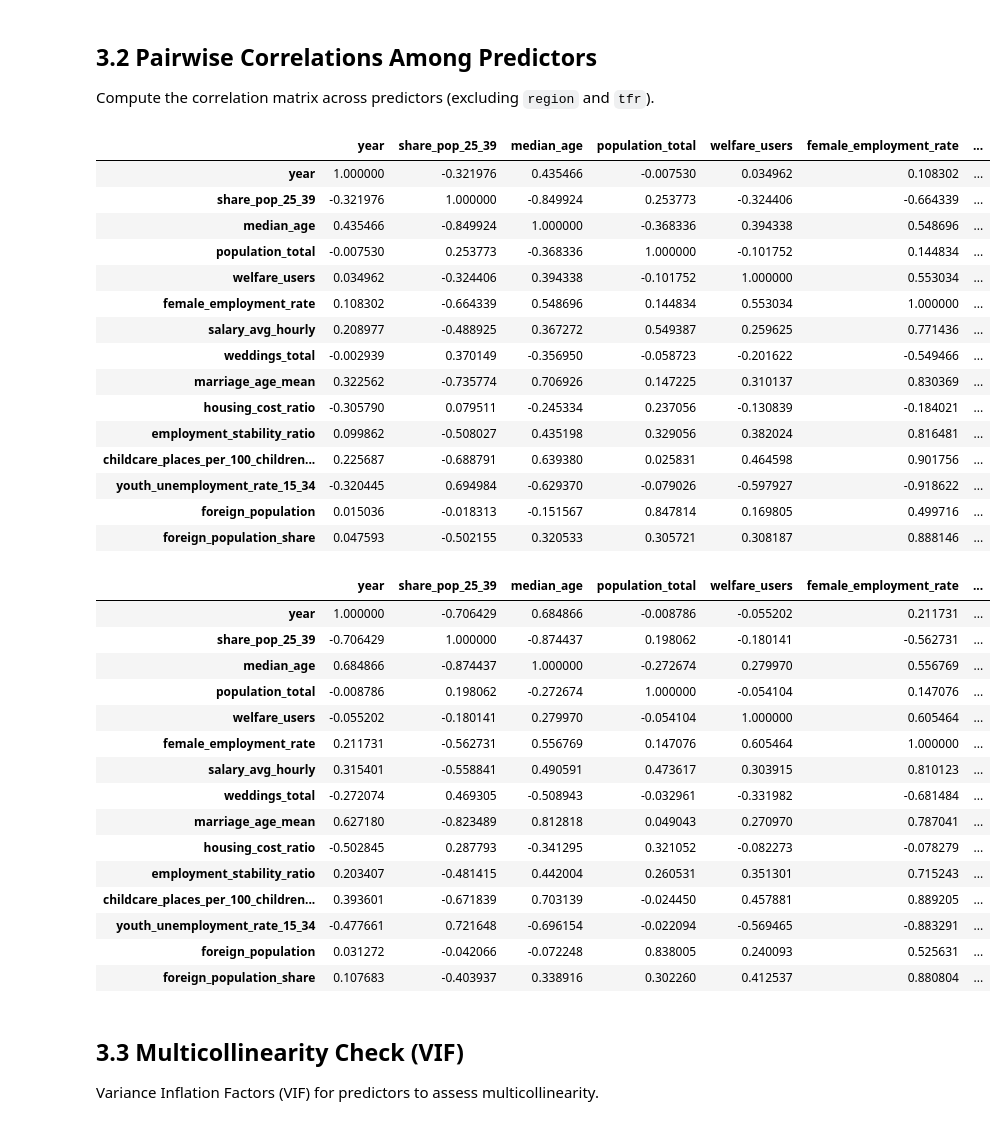
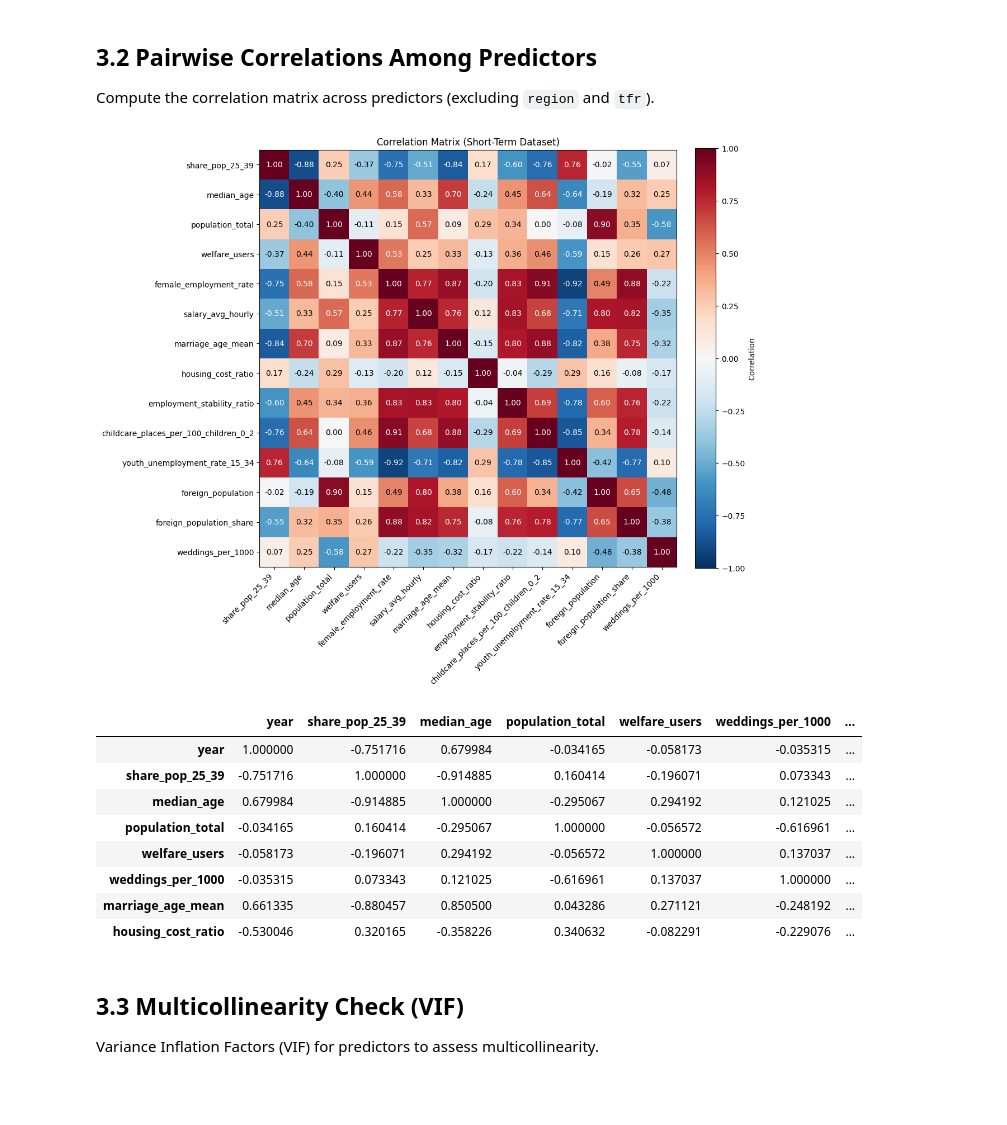
Before and after one commit to ColonelBBQ/sapienza-smos, a Jupyter notebook: main.ipynb, the cells around one changed output. Drawn from its saved outputs; the diff is of its cells as text; code cells hidden in the pictures; blank space fills up the shorter version.

```diff
--- a/main.ipynb
+++ b/main.ipynb
@@ -24,12 +24,12 @@ import numpy as np
 from statsmodels.stats.outliers_influence import variance_inflation_factor
 
 DATA_DIR = Path('data/dataset')
-lr_path = DATA_DIR / 'dataset_lr.csv'
+lt_path = DATA_DIR / 'dataset_lt.csv'
 st_path = DATA_DIR / 'dataset_st.csv'
 # %%
-lr = pd.read_csv(lr_path)
+lt = pd.read_csv(lt_path)
 st = pd.read_csv(st_path)
 
-print('LR shape:', lr.shape, '| years:', lr.year.min(), '-', lr.year.max())
+print('LR shape:', lt.shape, '| years:', lt.year.min(), '-', lt.year.max())
 print('ST shape:', st.shape, '| years:', st.year.min(), '-', st.year.max())
 # %% [output]
@@ -216,47 +202,47 @@ As you can see:
 ## 3.2 Pairwise Correlations Among Predictors
 Compute the correlation matrix across predictors (excluding `region` and `tfr`).
 # %%
-predictors = [c for c in st.columns if c not in ['region', 'tfr']]
-corr_matrix = st[predictors].corr(numeric_only=True)
-corr_matrix
+# Correlation matrix heatmap (short-term dataset)
+corr_matrix = st.drop(columns=['year', 'tfr', 'region']).corr(numeric_only=True)
+
+fig_w = max(12, 0.8 * len(corr_matrix.columns))
+fig_h = max(10, 0.8 * len(corr_matrix.columns))
+fig, ax = plt.subplots(figsize=(fig_w, fig_h))
+
+im = ax.imshow(corr_matrix, cmap='RdBu_r', vmin=-1, vmax=1)
+ax.set_xticks(np.arange(len(corr_matrix.columns)))
+ax.set_yticks(np.arange(len(corr_matrix.columns)))
+ax.set_xticklabels(corr_matrix.columns, rotation=45, ha='right')
+ax.set_yticklabels(corr_matrix.columns)
+
+# Annotate each cell with the correlation value
+for i in range(corr_matrix.shape[0]):
+    for j in range(corr_matrix.shape[1]):
+        val = corr_matrix.iloc[i, j]
+        color = 'white' if abs(val) > 0.5 else 'black'
+        ax.text(j, i, f"{val:.2f}", ha='center', va='center', color=color)
+
+cbar = fig.colorbar(im, ax=ax, fraction=0.046, pad=0.04)
+cbar.set_label('Correlation')
+ax.set_title('Correlation Matrix (Short-Term Dataset)')
+plt.tight_layout()
+plt.show()
 # %% [output]
-|  | year | share_pop_25_39 | median_age | population_total | welfare_users | female_employment_rate | ... |
-| year | 1.000000 | -0.321976 | 0.435466 | -0.007530 | 0.034962 | 0.108302 | ... |
-| share_pop_25_39 | -0.321976 | 1.000000 | -0.849924 | 0.253773 | -0.324406 | -0.664339 | ... |
-| median_age | 0.435466 | -0.849924 | 1.000000 | -0.368336 | 0.394338 | 0.548696 | ... |
-| population_total | -0.007530 | 0.253773 | -0.368336 | 1.000000 | -0.101752 | 0.144834 | ... |
-| welfare_users | 0.034962 | -0.324406 | 0.394338 | -0.101752 | 1.000000 | 0.553034 | ... |
-| female_employment_rate | 0.108302 | -0.664339 | 0.548696 | 0.144834 | 0.553034 | 1.000000 | ... |
-| salary_avg_hourly | 0.208977 | -0.488925 | 0.367272 | 0.549387 | 0.259625 | 0.771436 | ... |
-| weddings_total | -0.002939 | 0.370149 | -0.356950 | -0.058723 | -0.201622 | -0.549466 | ... |
-| marriage_age_mean | 0.322562 | -0.735774 | 0.706926 | 0.147225 | 0.310137 | 0.830369 | ... |
-| housing_cost_ratio | -0.305790 | 0.079511 | -0.245334 | 0.237056 | -0.130839 | -0.184021 | ... |
-| employment_stability_ratio | 0.099862 | -0.508027 | 0.435198 | 0.329056 | 0.382024 | 0.816481 | ... |
-| childcare_places_per_100_children... | 0.225687 | -0.688791 | 0.639380 | 0.025831 | 0.464598 | 0.901756 | ... |
-| youth_unemployment_rate_15_34 | -0.320445 | 0.694984 | -0.629370 | -0.079026 | -0.597927 | -0.918622 | ... |
-| foreign_population | 0.015036 | -0.018313 | -0.151567 | 0.847814 | 0.169805 | 0.499716 | ... |
-| foreign_population_share | 0.047593 | -0.502155 | 0.320533 | 0.305721 | 0.308187 | 0.888146 | ... |
+[figure, added]
 # %%
-predictors = [c for c in lr.columns if c not in ['region', 'tfr']]
-corr_matrix = lr[predictors].corr(numeric_only=True)
+predictors = [c for c in lt.columns if c not in ['region', 'tfr']]
+corr_matrix = lt[predictors].corr(numeric_only=True)
 corr_matrix
 # %% [output]
-|  | year | share_pop_25_39 | median_age | population_total | welfare_users | female_employment_rate | ... |
-| year | 1.000000 | -0.706429 | 0.684866 | -0.008786 | -0.055202 | 0.211731 | ... |
-| share_pop_25_39 | -0.706429 | 1.000000 | -0.874437 | 0.198062 | -0.180141 | -0.562731 | ... |
-| median_age | 0.684866 | -0.874437 | 1.000000 | -0.272674 | 0.279970 | 0.556769 | ... |
-| population_total | -0.008786 | 0.198062 | -0.272674 | 1.000000 | -0.054104 | 0.147076 | ... |
-| welfare_users | -0.055202 | -0.180141 | 0.279970 | -0.054104 | 1.000000 | 0.605464 | ... |
-| female_employment_rate | 0.211731 | -0.562731 | 0.556769 | 0.147076 | 0.605464 | 1.000000 | ... |
-| salary_avg_hourly | 0.315401 | -0.558841 | 0.490591 | 0.473617 | 0.303915 | 0.810123 | ... |
-| weddings_total | -0.272074 | 0.469305 | -0.508943 | -0.032961 | -0.331982 | -0.681484 | ... |
-| marriage_age_mean | 0.627180 | -0.823489 | 0.812818 | 0.049043 | 0.270970 | 0.787041 | ... |
-| housing_cost_ratio | -0.502845 | 0.287793 | -0.341295 | 0.321052 | -0.082273 | -0.078279 | ... |
-| employment_stability_ratio | 0.203407 | -0.481415 | 0.442004 | 0.260531 | 0.351301 | 0.715243 | ... |
-| childcare_places_per_100_children... | 0.393601 | -0.671839 | 0.703139 | -0.024450 | 0.457881 | 0.889205 | ... |
-| youth_unemployment_rate_15_34 | -0.477661 | 0.721648 | -0.696154 | -0.022094 | -0.569465 | -0.883291 | ... |
-| foreign_population | 0.031272 | -0.042066 | -0.072248 | 0.838005 | 0.240093 | 0.525631 | ... |
-| foreign_population_share | 0.107683 | -0.403937 | 0.338916 | 0.302260 | 0.412537 | 0.880804 | ... |
+|  | year | share_pop_25_39 | median_age | population_total | welfare_users | weddings_per_1000 | ... |
+| year | 1.000000 | -0.751716 | 0.679984 | -0.034165 | -0.058173 | -0.035315 | ... |
+| share_pop_25_39 | -0.751716 | 1.000000 | -0.914885 | 0.160414 | -0.196071 | 0.073343 | ... |
+| median_age | 0.679984 | -0.914885 | 1.000000 | -0.295067 | 0.294192 | 0.121025 | ... |
+| population_total | -0.034165 | 0.160414 | -0.295067 | 1.000000 | -0.056572 | -0.616961 | ... |
+| welfare_users | -0.058173 | -0.196071 | 0.294192 | -0.056572 | 1.000000 | 0.137037 | ... |
+| weddings_per_1000 | -0.035315 | 0.073343 | 0.121025 | -0.616961 | 0.137037 | 1.000000 | ... |
+| marriage_age_mean | 0.661335 | -0.880457 | 0.850500 | 0.043286 | 0.271121 | -0.248192 | ... |
+| housing_cost_ratio | -0.530046 | 0.320165 | -0.358226 | 0.340632 | -0.082291 | -0.229076 | ... |
 # %% [markdown]
 
 ## 3.3 Multicollinearity Check (VIF)
```
Also changed, not shown: parts of 17 cells of this notebook, 7 other files.
